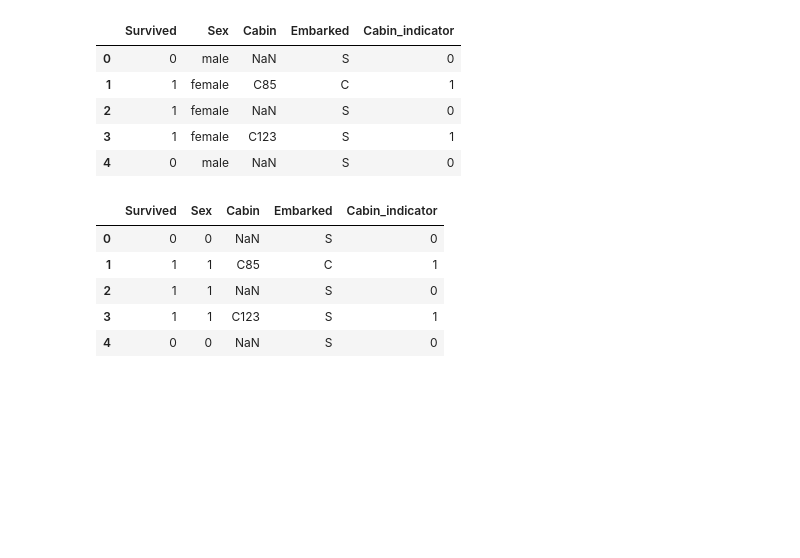
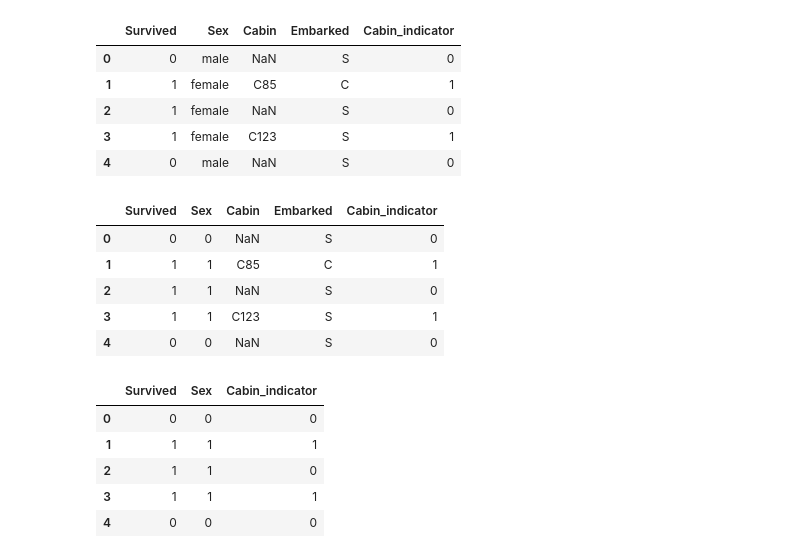
Before and after one commit to kyroro/Titanic, a Jupyter notebook: titanic_categorical_features.ipynb, the cells around one changed output. Saved outputs shown, nothing was run; the diff lists cells and outputs as text; code cells hidden in the pictures; blank space fills up the shorter version.

```diff
--- a/titanic_categorical_features.ipynb
+++ b/titanic_categorical_features.ipynb
@@ -99,3 +99,13 @@ data_train.head()
 | 2 | 1 | 1 | NaN | S | 0 |
 | 3 | 1 | 1 | C123 | S | 1 |
 | 4 | 0 | 0 | NaN | S | 0 |
+# %%
+data_train.drop(['Cabin', 'Embarked'], axis=1, inplace=True)
+data_train.head()
+# %% [output]
+|  | Survived | Sex | Cabin_indicator |
+| 0 | 0 | 0 | 0 |
+| 1 | 1 | 1 | 1 |
+| 2 | 1 | 1 | 0 |
+| 3 | 1 | 1 | 1 |
+| 4 | 0 | 0 | 0 |
```
Also changed, not shown: 1 other file.
